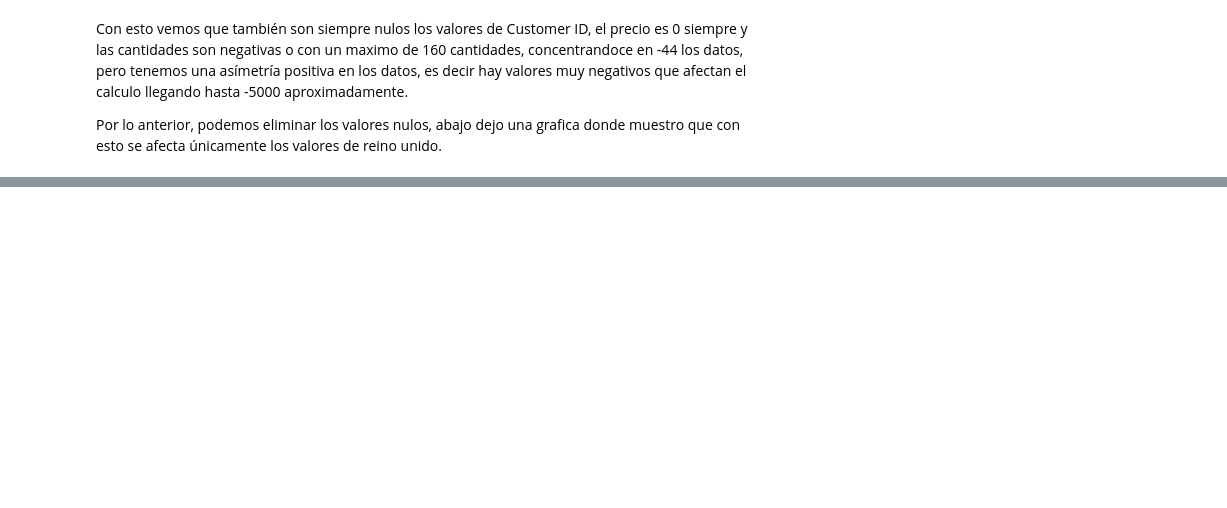
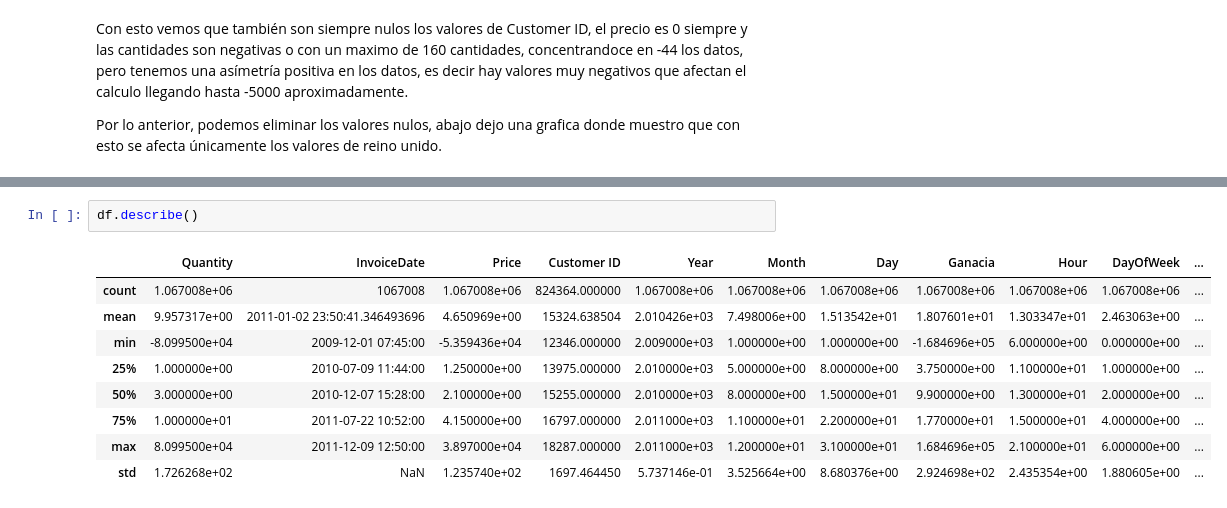
Before and after one commit to No-Country-simulation/s17-17-ft-data-bi, a Jupyter notebook: src/notebooks/eda.ipynb, the cells around one changed output, grey strips where cells are left out. Saved outputs shown, nothing was run; the diff lists cells and outputs as text; blank space fills up the shorter version.

```diff
--- a/src/notebooks/eda.ipynb
+++ b/src/notebooks/eda.ipynb
@@ -217,0 +400,12 @@ Error:
+# %%
+df.describe()
+# %% [output]
+|  | Quantity | InvoiceDate | Price | Customer ID | Year | Month | Day | Ganacia | Hour | DayOfWeek | ... |
+| count | 1.067008e+06 | 1067008 | 1.067008e+06 | 824364.000000 | 1.067008e+06 | 1.067008e+06 | 1.067008e+06 | 1.067008e+06 | 1.067008e+06 | 1.067008e+06 | ... |
+| mean | 9.957317e+00 | 2011-01-02 23:50:41.346493696 | 4.650969e+00 | 15324.638504 | 2.010426e+03 | 7.498006e+00 | 1.513542e+01 | 1.807601e+01 | 1.303347e+01 | 2.463063e+00 | ... |
+| min | -8.099500e+04 | 2009-12-01 07:45:00 | -5.359436e+04 | 12346.000000 | 2.009000e+03 | 1.000000e+00 | 1.000000e+00 | -1.684696e+05 | 6.000000e+00 | 0.000000e+00 | ... |
+| 25% | 1.000000e+00 | 2010-07-09 11:44:00 | 1.250000e+00 | 13975.000000 | 2.010000e+03 | 5.000000e+00 | 8.000000e+00 | 3.750000e+00 | 1.100000e+01 | 1.000000e+00 | ... |
+| 50% | 3.000000e+00 | 2010-12-07 15:28:00 | 2.100000e+00 | 15255.000000 | 2.010000e+03 | 8.000000e+00 | 1.500000e+01 | 9.900000e+00 | 1.300000e+01 | 2.000000e+00 | ... |
+| 75% | 1.000000e+01 | 2011-07-22 10:52:00 | 4.150000e+00 | 16797.000000 | 2.011000e+03 | 1.100000e+01 | 2.200000e+01 | 1.770000e+01 | 1.500000e+01 | 4.000000e+00 | ... |
+| max | 8.099500e+04 | 2011-12-09 12:50:00 | 3.897000e+04 | 18287.000000 | 2.011000e+03 | 1.200000e+01 | 3.100000e+01 | 1.684696e+05 | 2.100000e+01 | 6.000000e+00 | ... |
+| std | 1.726268e+02 | NaN | 1.235740e+02 | 1697.464450 | 5.737146e-01 | 3.525664e+00 | 8.680376e+00 | 2.924698e+02 | 2.435354e+00 | 1.880605e+00 | ... |
```
Also changed, not shown: parts of 31 cells of this notebook.
